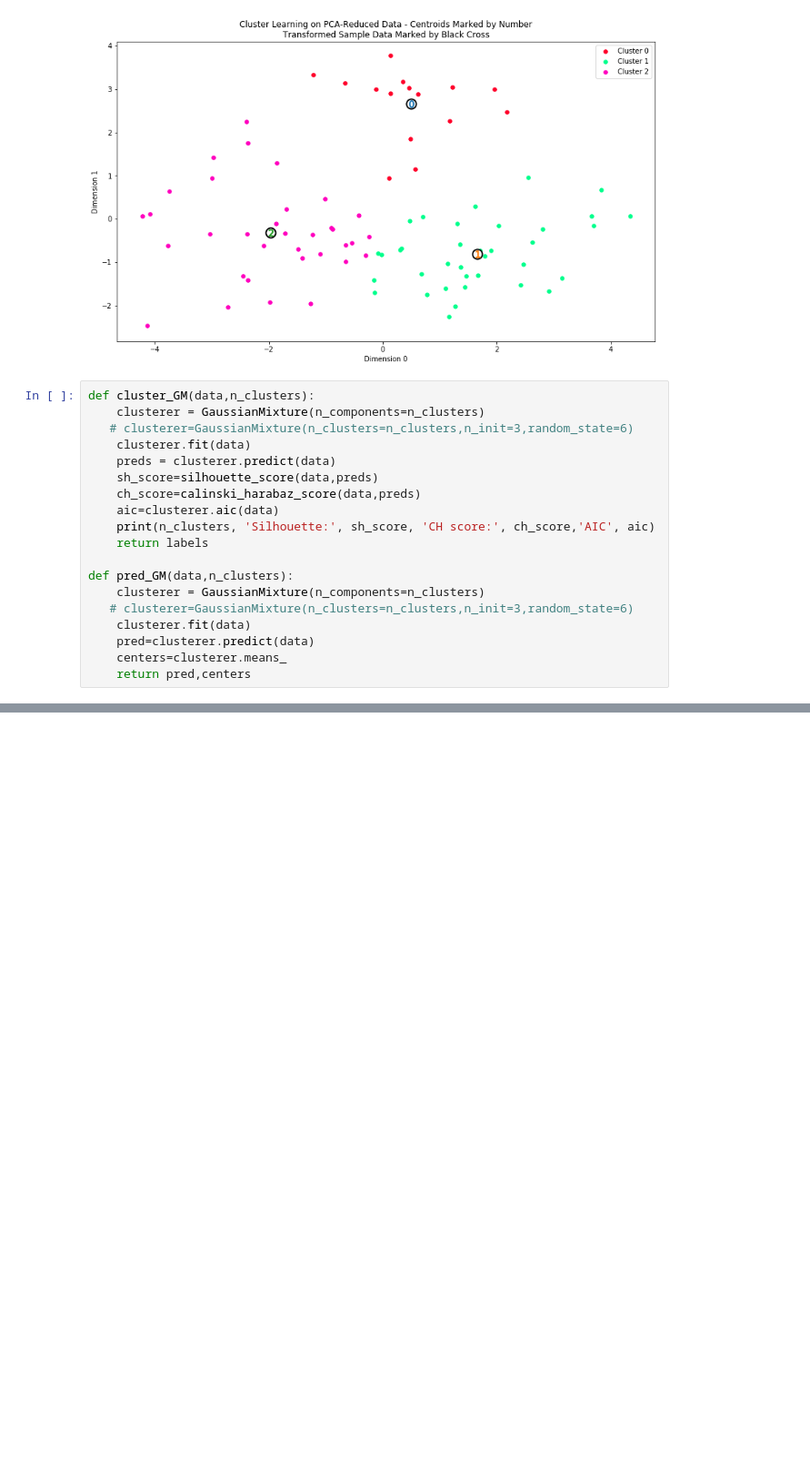
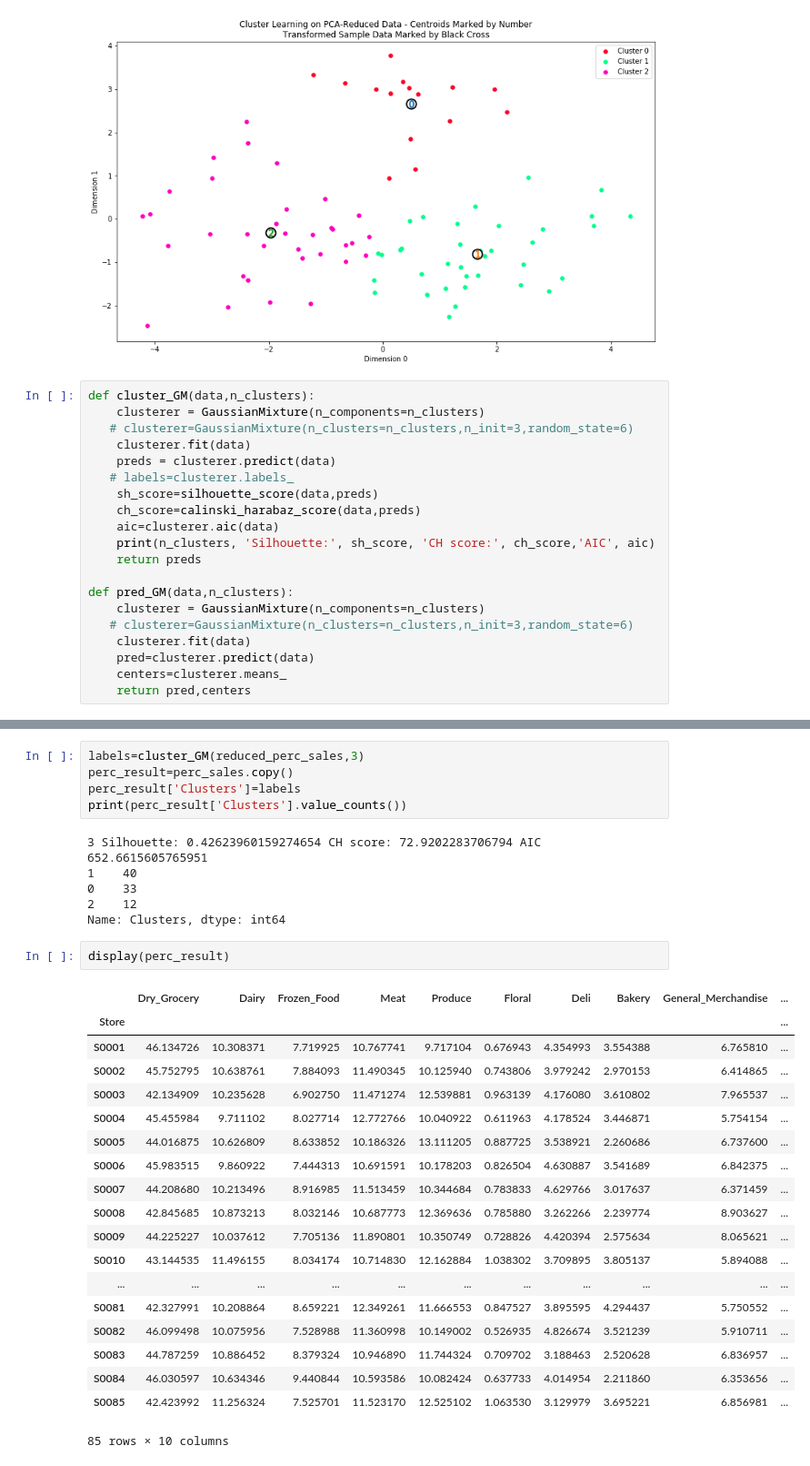
Before and after one commit to jartantupjar/11-Produce-Sales-Forecasting-and-Store-Clustering, a Jupyter notebook: Produce Sales Forecasting and Store Clustering-Best Clusters.ipynb, the cells around one changed output, grey strips where cells are left out. Shown: that part at 91% size. Saved outputs shown, nothing was run; the diff lists cells and outputs as text; blank space fills up the shorter version.

```diff
--- a/Produce Sales Forecasting and Store Clustering-Best Clusters.ipynb
+++ b/Produce Sales Forecasting and Store Clustering-Best Clusters.ipynb
@@ -448,11 +404,12 @@ def cluster_GM(data,n_clusters):
    # clusterer=GaussianMixture(n_clusters=n_clusters,n_init=3,random_state=6)
     clusterer.fit(data)
     preds = clusterer.predict(data)
+   # labels=clusterer.labels_
     sh_score=silhouette_score(data,preds)
     ch_score=calinski_harabaz_score(data,preds)
     aic=clusterer.aic(data)
     print(n_clusters, 'Silhouette:', sh_score, 'CH score:', ch_score,'AIC', aic)
-    return labels
+    return preds
 
 def pred_GM(data,n_clusters):
     clusterer = GaussianMixture(n_components=n_clusters)
@@ -529,0 +491,33 @@ cluster_res(reduced_perc_sales,pred_res,center)
+# %%
+labels=cluster_GM(reduced_perc_sales,3)
+perc_result=perc_sales.copy()
+perc_result['Clusters']=labels
+print(perc_result['Clusters'].value_counts())
+# %% [output]
+3 Silhouette: 0.42623960159274654 CH score: 72.9202283706794 AIC 652.6615605765951
+1    40
+0    33
+2    12
+Name: Clusters, dtype: int64
+# %%
+display(perc_result)
+# %% [output]
+|  | Dry_Grocery | Dairy | Frozen_Food | Meat | Produce | Floral | Deli | Bakery | General_Merchandise | ... |
+| Store |  |  |  |  |  |  |  |  |  | ... |
+| S0001 | 46.134726 | 10.308371 | 7.719925 | 10.767741 | 9.717104 | 0.676943 | 4.354993 | 3.554388 | 6.765810 | ... |
+| S0002 | 45.752795 | 10.638761 | 7.884093 | 11.490345 | 10.125940 | 0.743806 | 3.979242 | 2.970153 | 6.414865 | ... |
+| S0003 | 42.134909 | 10.235628 | 6.902750 | 11.471274 | 12.539881 | 0.963139 | 4.176080 | 3.610802 | 7.965537 | ... |
+| S0004 | 45.455984 | 9.711102 | 8.027714 | 12.772766 | 10.040922 | 0.611963 | 4.178524 | 3.446871 | 5.754154 | ... |
+| S0005 | 44.016875 | 10.626809 | 8.633852 | 10.186326 | 13.111205 | 0.887725 | 3.538921 | 2.260686 | 6.737600 | ... |
+| S0006 | 45.983515 | 9.860922 | 7.444313 | 10.691591 | 10.178203 | 0.826504 | 4.630887 | 3.541689 | 6.842375 | ... |
+| S0007 | 44.208680 | 10.213496 | 8.916985 | 11.513459 | 10.344684 | 0.783833 | 4.629766 | 3.017637 | 6.371459 | ... |
+| S0008 | 42.845685 | 10.873213 | 8.032146 | 10.687773 | 12.369636 | 0.785880 | 3.262266 | 2.239774 | 8.903627 | ... |
+| S0009 | 44.225227 | 10.037612 | 7.705136 | 11.890801 | 10.350749 | 0.728826 | 4.420394 | 2.575634 | 8.065621 | ... |
+| S0010 | 43.144535 | 11.496155 | 8.034174 | 10.714830 | 12.162884 | 1.038302 | 3.709895 | 3.805137 | 5.894088 | ... |
+| ... | ... | ... | ... | ... | ... | ... | ... | ... | ... | ... |
+| S0081 | 42.327991 | 10.208864 | 8.659221 | 12.349261 | 11.666553 | 0.847527 | 3.895595 | 4.294437 | 5.750552 | ... |
+| S0082 | 46.099498 | 10.075956 | 7.528988 | 11.360998 | 10.149002 | 0.526935 | 4.826674 | 3.521239 | 5.910711 | ... |
+| S0083 | 44.787259 | 10.886452 | 8.379324 | 10.946890 | 11.744324 | 0.709702 | 3.188463 | 2.520628 | 6.836957 | ... |
+| S0084 | 46.030597 | 10.634346 | 9.440844 | 10.593586 | 10.082424 | 0.637733 | 4.014954 | 2.211860 | 6.353656 | ... |
+| S0085 | 42.423992 | 11.256324 | 7.525701 | 11.523170 | 12.525102 | 1.063530 | 3.129979 | 3.695221 | 6.856981 | ... |
+85 rows × 10 columns
```
Also changed, not shown: parts of 23 cells of this notebook.
